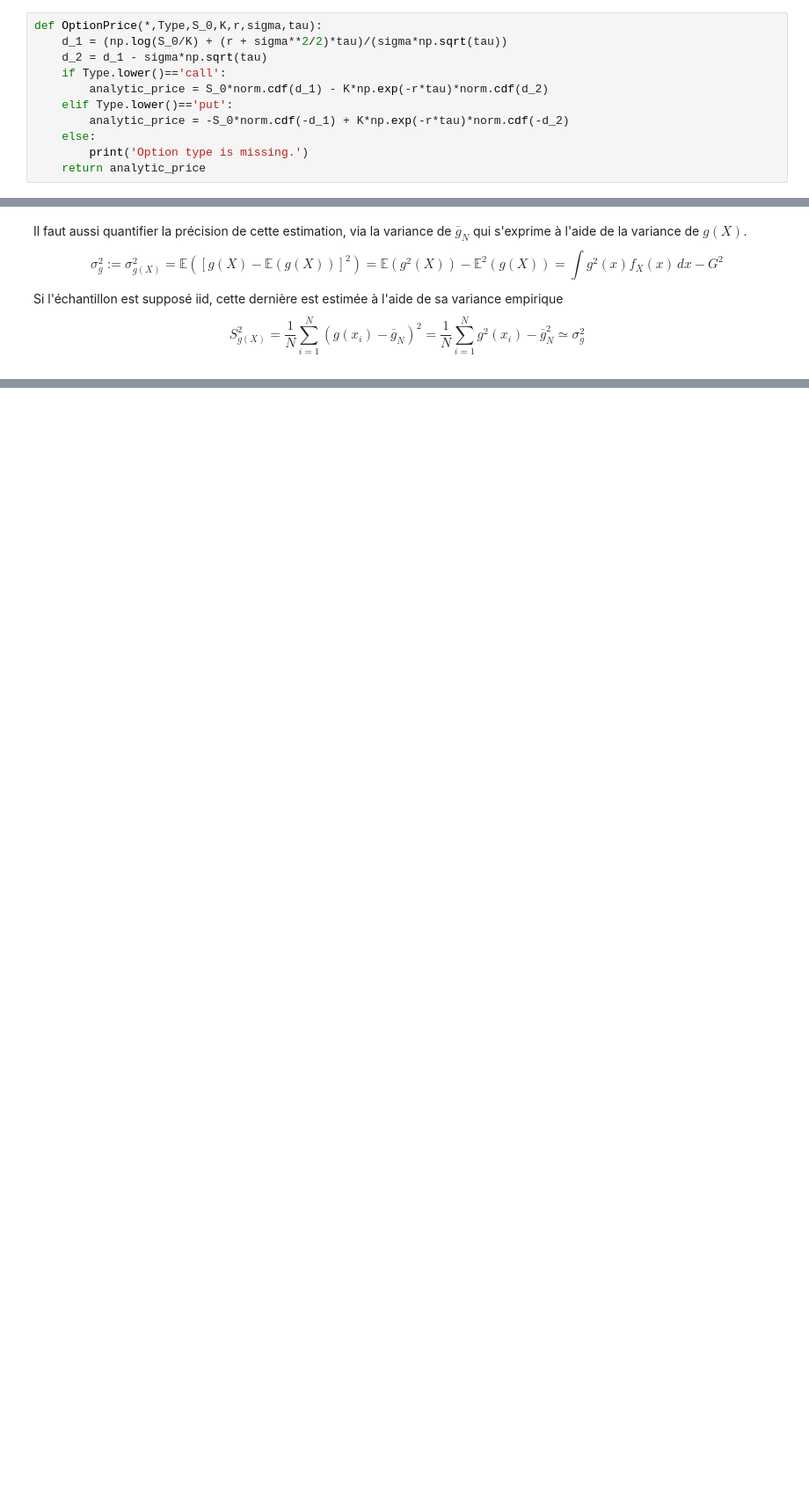
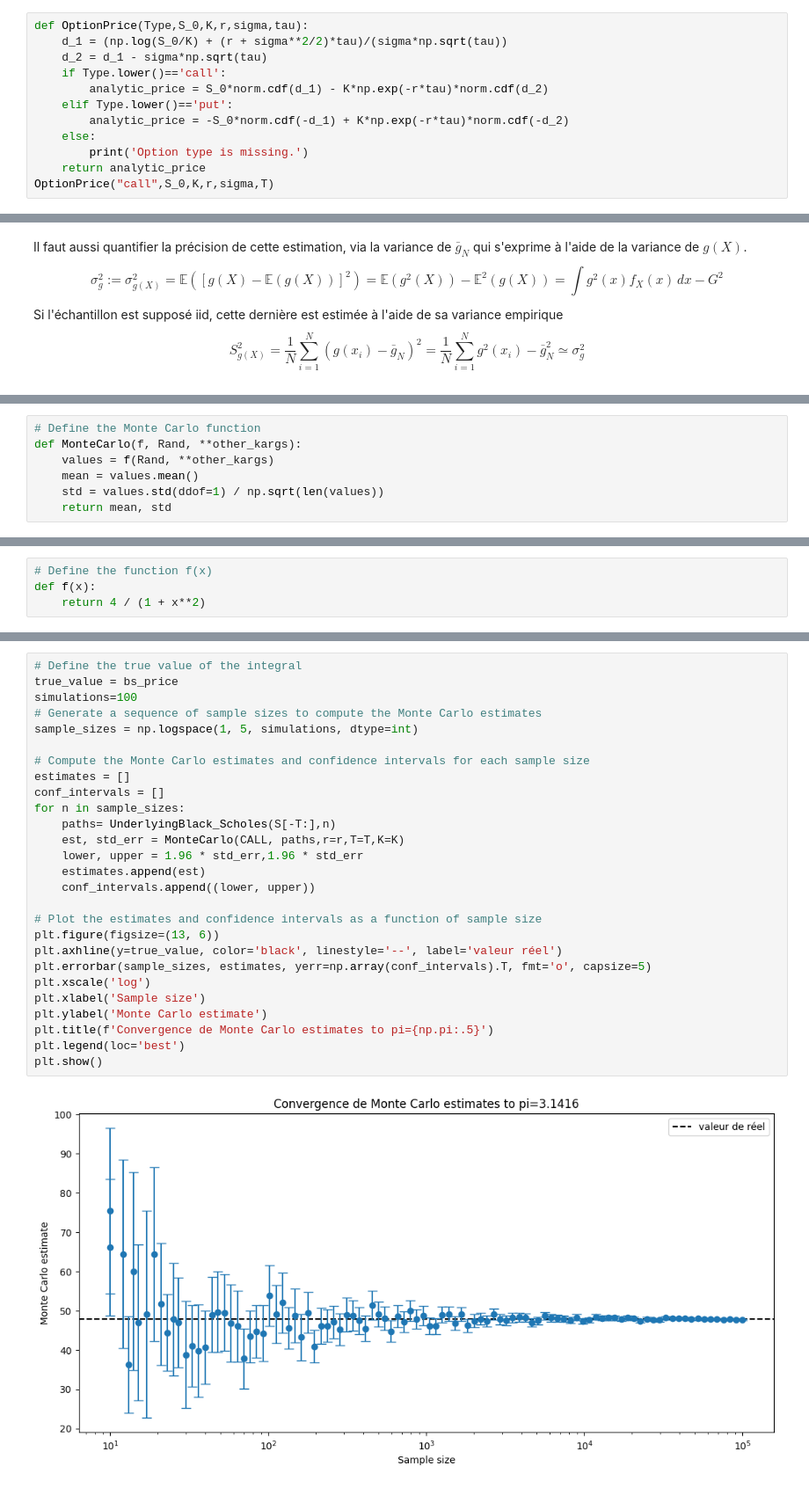
Before and after one commit to AmineMahdioui/Monte-Carlo, a Jupyter notebook: MonteCarlo.ipynb, the cells around one changed output, grey strips where cells are left out. Shown: that part at 88% size. Cells and saved outputs as stored; diff of their text form; blank space fills up the shorter version.

```diff
--- a/MonteCarlo.ipynb
+++ b/MonteCarlo.ipynb
@@ -347,7 +342,7 @@ En revenant aux variables d'origine, suivant la même démarche pour les Puts, n
 # %% [markdown]
 ### Implementation in Python
 # %%
-def OptionPrice(*,Type,S_0,K,r,sigma,tau):
+def OptionPrice(Type,S_0,K,r,sigma,tau):
     d_1 = (np.log(S_0/K) + (r + sigma**2/2)*tau)/(sigma*np.sqrt(tau))
     d_2 = d_1 - sigma*np.sqrt(tau)
     if Type.lower()=='call':
@@ -357,3 +352,4 @@ def OptionPrice(*,Type,S_0,K,r,sigma,tau):
     else:
         print('Option type is missing.')
     return analytic_price
+OptionPrice("call",S_0,K,r,sigma,T)
@@ -428,0 +390,7 @@ $$
+# %%
+# Define the Monte Carlo function
+def MonteCarlo(f, Rand, **other_kargs):
+    values = f(Rand, **other_kargs)
+    mean = values.mean()
+    std = values.std(ddof=1) / np.sqrt(len(values))
+    return mean, std
@@ -428,0 +410,4 @@ $$
+# %%
+# Define the function f(x)
+def f(x):
+    return 4 / (1 + x**2)
@@ -428,0 +487,29 @@ $$
+# %%
+# Define the true value of the integral
+true_value = bs_price
+simulations=100
+# Generate a sequence of sample sizes to compute the Monte Carlo estimates
+sample_sizes = np.logspace(1, 5, simulations, dtype=int)
+
+# Compute the Monte Carlo estimates and confidence intervals for each sample size
+estimates = []
+conf_intervals = []
+for n in sample_sizes:
+    paths= UnderlyingBlack_Scholes(S[-T:],n)
+    est, std_err = MonteCarlo(CALL, paths,r=r,T=T,K=K)
+    lower, upper = 1.96 * std_err,1.96 * std_err
+    estimates.append(est)
+    conf_intervals.append((lower, upper))
+
+# Plot the estimates and confidence intervals as a function of sample size
+plt.figure(figsize=(13, 6))
+plt.axhline(y=true_value, color='black', linestyle='--', label='valeur réel')
+plt.errorbar(sample_sizes, estimates, yerr=np.array(conf_intervals).T, fmt='o', capsize=5)
+plt.xscale('log')
+plt.xlabel('Sample size')
+plt.ylabel('Monte Carlo estimate')
+plt.title(f'Convergence de Monte Carlo estimates to pi={np.pi:.5}')
+plt.legend(loc='best')
+plt.show()
+# %% [output]
+[figure, added]
```
Also changed, not shown: parts of 20 cells of this notebook.
